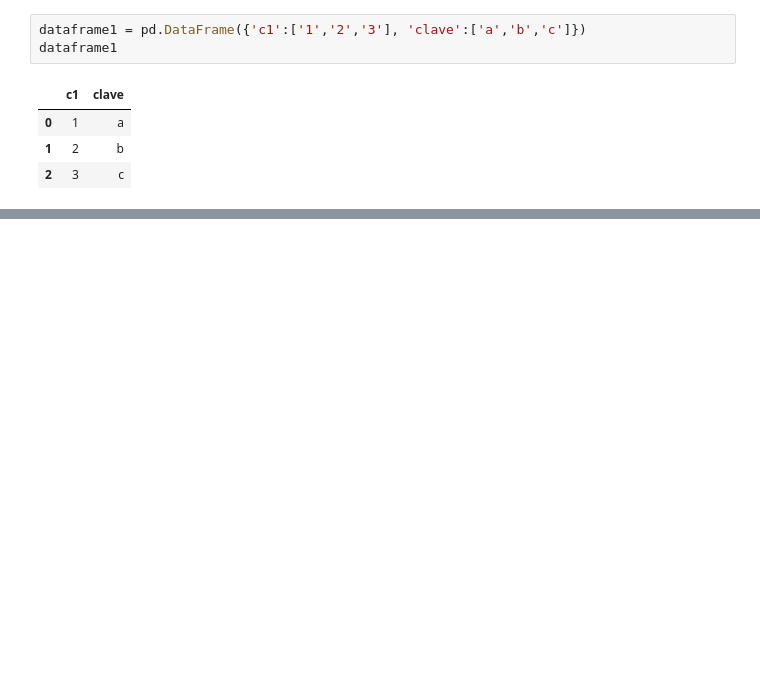
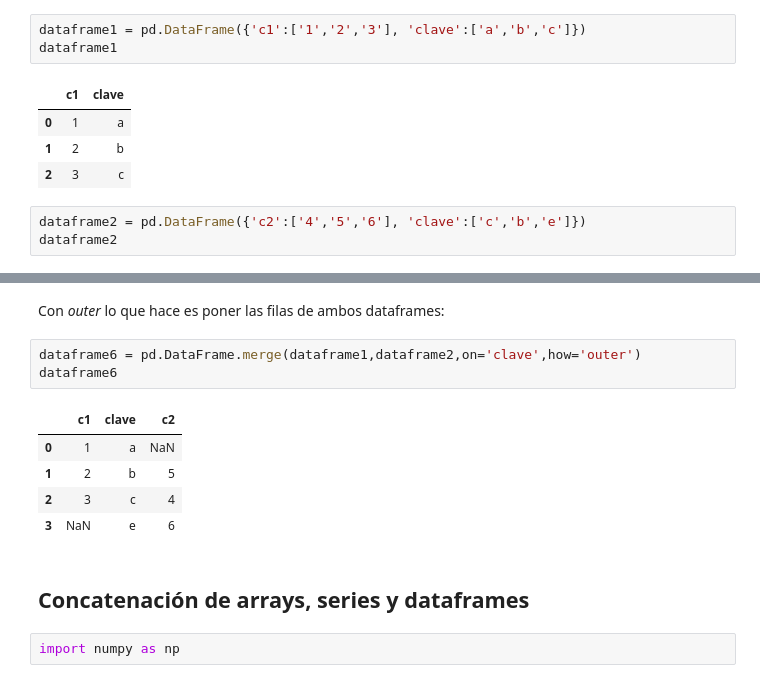
Before and after one commit to e5pe/PythonPath, a Jupyter notebook: python3aprendeDesde0/22_Tratamiento_de_datos/Untitled.ipynb, the cells around one changed output, grey strips where cells are left out. Cells and saved outputs as stored; diff of their text form; blank space fills up the shorter version.

```diff
--- a/python3aprendeDesde0/22_Tratamiento_de_datos/Untitled.ipynb
+++ b/python3aprendeDesde0/22_Tratamiento_de_datos/Untitled.ipynb
@@ -9,3 +10,6 @@ dataframe1
 | 0 | 1 | a |
 | 1 | 2 | b |
 | 2 | 3 | c |
+# %%
+dataframe2 = pd.DataFrame({'c2':['4','5','6'], 'clave':['c','b','e']})
+dataframe2
@@ -11,0 +84,15 @@ dataframe1
+# %% [markdown]
+Con *outer* lo que hace es poner las filas de ambos dataframes:
+# %%
+dataframe6 = pd.DataFrame.merge(dataframe1,dataframe2,on='clave',how='outer')
+dataframe6
+# %% [output]
+|  | c1 | clave | c2 |
+| 0 | 1 | a | NaN |
+| 1 | 2 | b | 5 |
+| 2 | 3 | c | 4 |
+| 3 | NaN | e | 6 |
+# %% [markdown]
+## Concatenación de arrays, series y dataframes
+# %%
+import numpy as np
```
Also changed, not shown: parts of 72 cells of this notebook.
